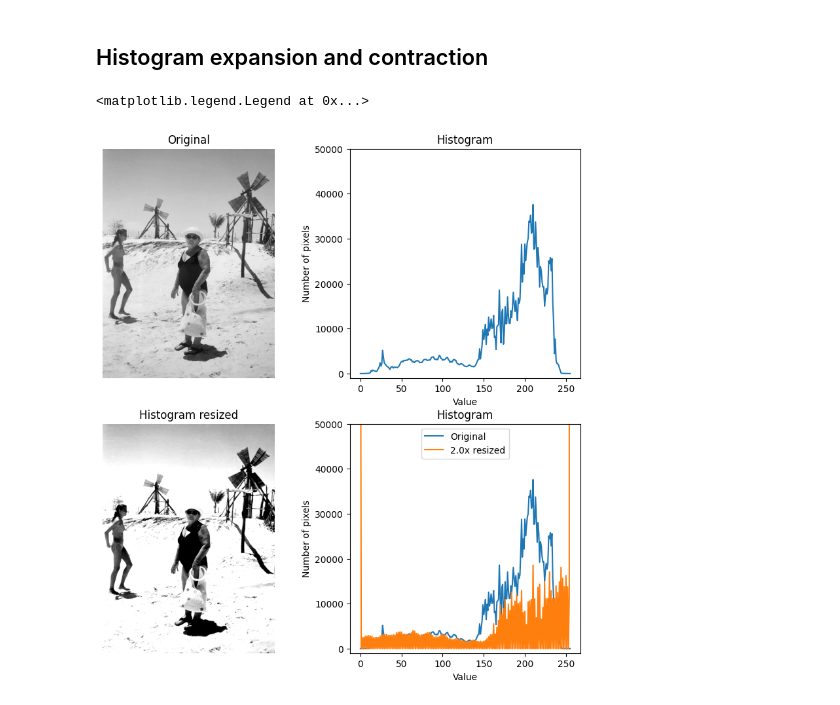
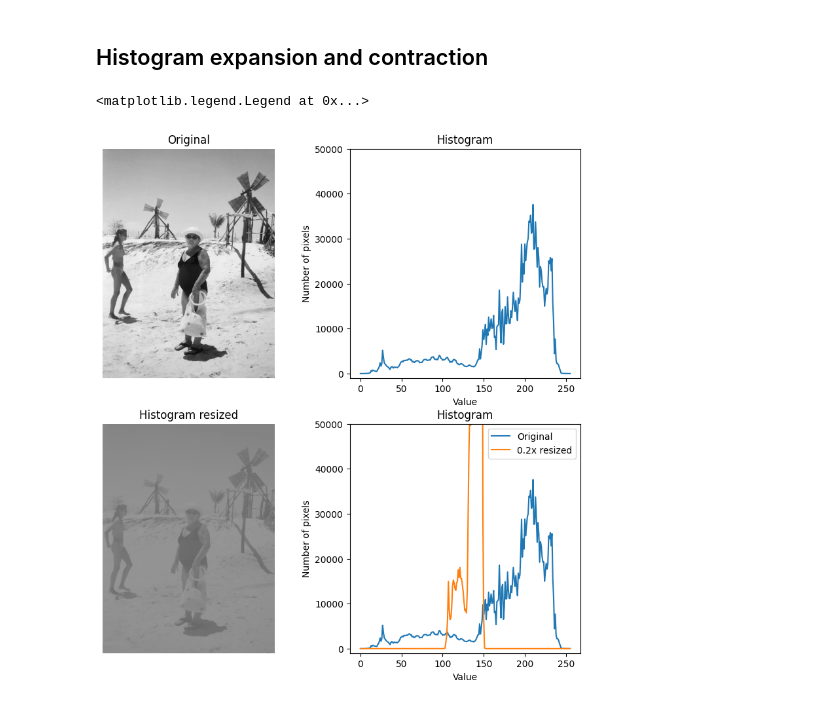
Before and after one commit to JoaoDell/Natural-Artificial-Vision, a Jupyter notebook: examples/basic_operations.ipynb, the cells around one changed output. Saved outputs shown, nothing was run; the diff lists cells and outputs as text; code cells hidden in the pictures.

```diff
--- a/examples/basic_operations.ipynb
+++ b/examples/basic_operations.ipynb
@@ -199,7 +200,7 @@ def histogram_resize(img : np.ndarray, rate : float):
     for value in range(256):
         new_img[img == value] = new_hist[value]
 
-    return new_img
+    return new_img.astype(np.uint8)
 # %%
 img = iio.imread("imagens/granny.png")
 img2 = iio.imread("imagens/granny2.jpeg")
@@ -370,39 +384,47 @@ plt.axis("off")
 # %% [markdown]
 ## Histogram expansion and contraction
 # %%
-rate = 2.0
+rate = 0.2
 
 resize = histogram_resize(img, rate)
+
+nmin = np.min(resize)/255.0
+nmax = np.max(resize)/255.0
+
+# overcoming the imshow issue with vmin and vmax
+if rate < 1.0:
+    resize[0, 0] = 0
+    resize[-1, -1] = 255
 
 val_i, count_i = histogram(img)
 val_r, count_r = histogram(resize)
 
 plt.figure(figsize=(10, 10))
 plt.subplot(221)
 plt.title("Original")
 plt.imshow(img, cmap = "gray")
 plt.axis("off")
 
 plt.subplot(222)
 plt.title("Histogram")
 plt.plot(val_i, count_i)
 plt.xlabel("Value")
 plt.ylabel("Number of pixels")
 plt.ylim(-1000, 50000)
 
 plt.subplot(223)
 plt.title("Histogram resized")
 plt.imshow(resize, cmap = "gray")
 plt.axis("off")
 
 plt.subplot(224)
 plt.title("Histogram")
 plt.plot(val_i, count_i, label = "Original")
 plt.plot(val_r, count_r, label = f'{rate}x resized')
 plt.xlabel("Value")
 plt.ylabel("Number of pixels")
 plt.ylim(-1000, 50000)
 plt.legend()
 # %% [output]
 <matplotlib.legend.Legend at 0x...>
-[figure, old version]
+[figure, new version]
```
Also changed, not shown: parts of 3 cells of this notebook, 4 other files.
